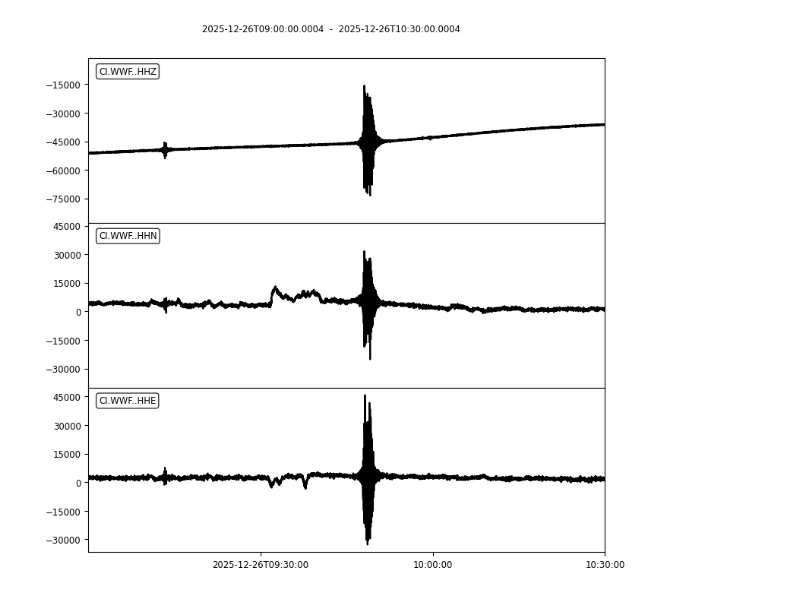
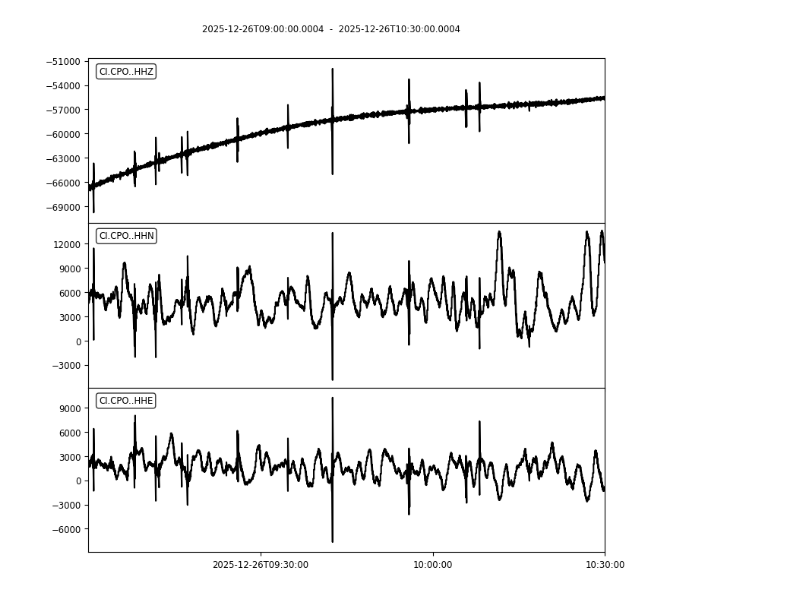
Before and after one commit to twdavisx/Stockwell, a Jupyter notebook: datacollection/HVSTR.ipynb, the cells around one changed output. Drawn from its saved outputs; the diff is of its cells as text; code cells hidden in the pictures.

```diff
--- a/datacollection/HVSTR.ipynb
+++ b/datacollection/HVSTR.ipynb
@@ -7,12 +7,12 @@ from typing import Optional
 # %%
 path1 = "./DEC26DATA/CI_WWF/*.mseed"
 path2 = "./DEC26DATA/CI_CPO/*.mseed"
 
-st = read(path1)
+st = read(path2)
 #st.write("combined.mseed", format="MSEED")
 st.plot();
 # %% [output]
-[figure, old version]
+[figure, new version]
 # %%
 def plot_st(st_matrix, f, title="Stockwell Transform", cap=1):
     plt.figure(figsize=(12, 8))
```
Also changed, not shown: parts of 11 cells of this notebook, 3 other files.
